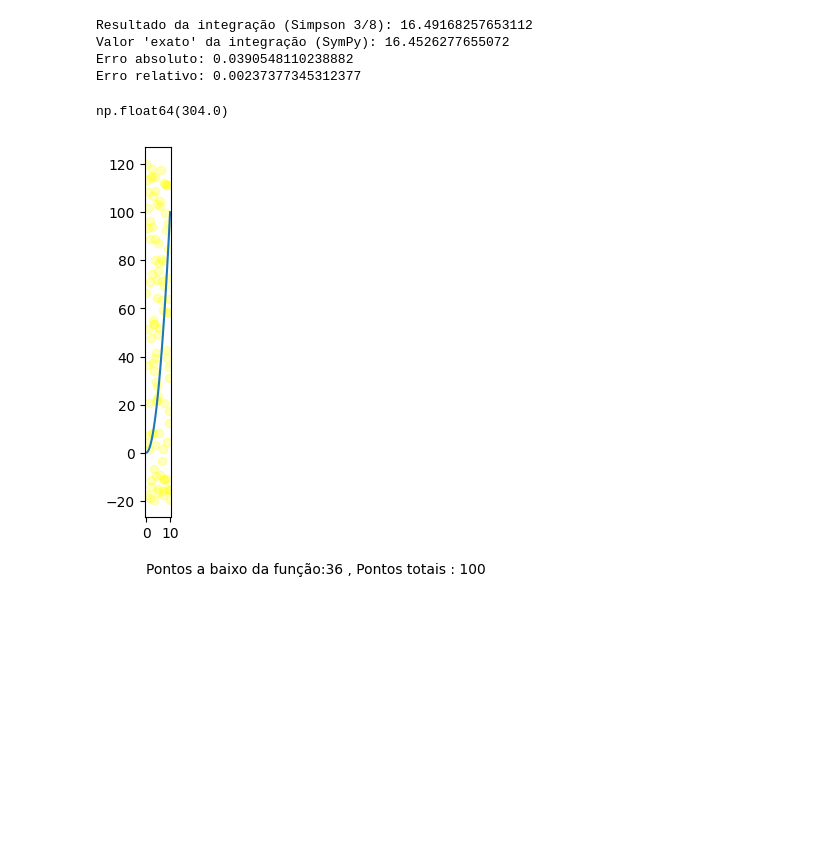
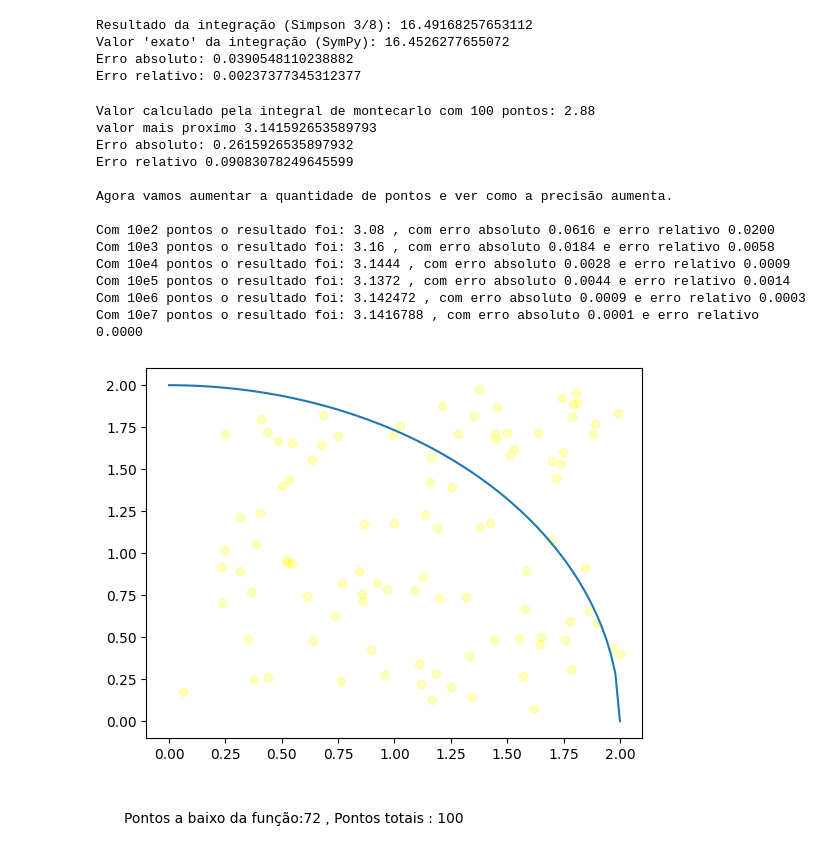
Before and after one commit to Mateus-Band/CB2325NumericaG07, a Jupyter notebook: notebooks_demos/integracao_demo.ipynb, the cells around one changed output. Saved outputs shown, nothing was run; the diff lists cells and outputs as text; code cells hidden in the pictures; blank space fills up the shorter version.

```diff
--- a/notebooks_demos/integracao_demo.ipynb
+++ b/notebooks_demos/integracao_demo.ipynb
@@ -90,15 +91,44 @@ Valor 'exato' da integração (SymPy): 16.4526277655072
 Erro absoluto: 0.0390548110238882
 Erro relativo: 0.00237377345312377
 # %%
+#vamos calcular pi
+import numpy as np
 
-# --- 1. Definição Simbólica (para SymPy) ---
-x = sp.Symbol('x')
-# Esta é a EXPRESSÃO simbólica para o cálculo exato
-f_simbolica = sp.exp(x**2)
+#função que usaremos para integrar
+f = lambda x: (4 - x**2)**0.5
 
-f = lambda x: x**2
+#resultado esperado: pi/4 * 2^2 = pi
 
-integral_de_montecarlo(f,0,10,c=100,plot =True)
+#resultado da integral com a função f de 0 a 2.
+result = integral_de_montecarlo(f,0,2,plot =True)
+
+#printando os resultados
+print(f'Valor calculado pela integral de montecarlo com 100 pontos: {result}')
+print(f'valor mais proximo {np.pi}')
+#printando os erros
+print(f'Erro absoluto: {erro_absoluto(result,np.pi)}')
+print(f'Erro relativo {erro_relativo(result,np.pi)}')
+
+print()
+print('Agora vamos aumentar a quantidade de pontos e ver como a precisão aumenta.')
+print()
+
+#um loop para calcular como a função se comporta para o crecimento da quantidade de pontos
+for i in range(2,8):
+    t_result = integral_de_montecarlo(f,0,2,qte=10**i)
+    print(f'Com {10}e{i} pontos o resultado foi: {t_result} , com erro absoluto {erro_absoluto(t_result,np.pi):.4f} e erro relativo {erro_relativo(t_result,np.pi):.4f}')
 # %% [output]
-np.float64(304.0)
+Valor calculado pela integral de montecarlo com 100 pontos: 2.88
+valor mais proximo 3.141592653589793
+Erro absoluto: 0.2615926535897932
+Erro relativo 0.09083078249645599
+
+Agora vamos aumentar a quantidade de pontos e ver como a precisão aumenta.
+
+Com 10e2 pontos o resultado foi: 3.08 , com erro absoluto 0.0616 e erro relativo 0.0200
+Com 10e3 pontos o resultado foi: 3.16 , com erro absoluto 0.0184 e erro relativo 0.0058
+Com 10e4 pontos o resultado foi: 3.1444 , com erro absoluto 0.0028 e erro relativo 0.0009
+Com 10e5 pontos o resultado foi: 3.1372 , com erro absoluto 0.0044 e erro relativo 0.0014
+Com 10e6 pontos o resultado foi: 3.142472 , com erro absoluto 0.0009 e erro relativo 0.0003
+Com 10e7 pontos o resultado foi: 3.1416788 , com erro absoluto 0.0001 e erro relativo 0.0000
-[figure, old version]
+[figure, new version]
```
Also changed, not shown: parts of 1 cell of this notebook, 3 other files.
